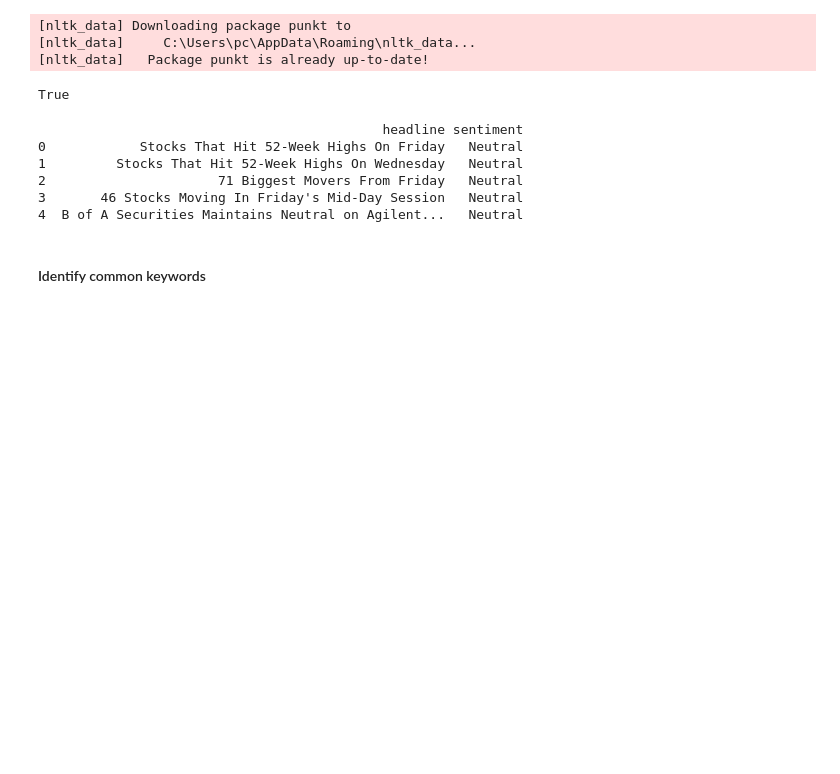
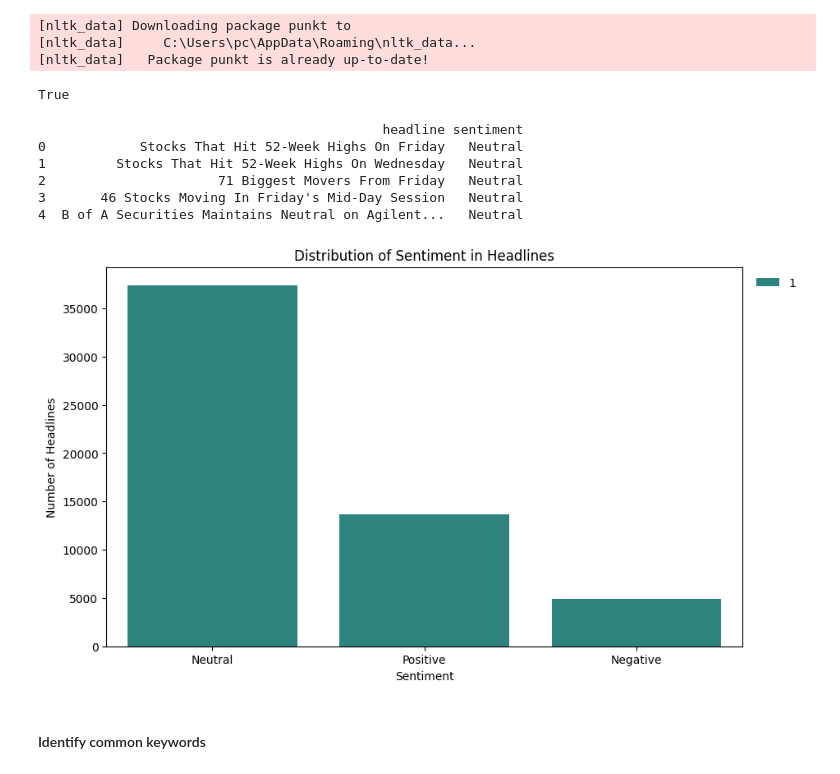
Before and after one commit to Liya-F/Kifiya-AI-MasteryW1, a Jupyter notebook: notebooks/EDA.ipynb, the cells around one changed output. Drawn from its saved outputs; the diff is of its cells as text; code cells hidden in the pictures; blank space fills up the shorter version.

```diff
--- a/notebooks/EDA.ipynb
+++ b/notebooks/EDA.ipynb
@@ -103,5 +138,24 @@ print(data[['headline', 'sentiment']].head())
 2                      71 Biggest Movers From Friday   Neutral
 3       46 Stocks Moving In Friday's Mid-Day Session   Neutral
 4  B of A Securities Maintains Neutral on Agilent...   Neutral
+# %%
+# Create a count plot for sentiment distribution
+plt.figure(figsize=(10, 6))
+
+# Use countplot to visualize the sentiment distribution with a dummy hue variable
+sns.countplot(x='sentiment', hue=1, data=data, palette='viridis')
+
+# Add titles and labels
+plt.title('Distribution of Sentiment in Headlines')
+plt.xlabel('Sentiment')
+plt.ylabel('Number of Headlines')
+
+# Remove the legend as it's not necessary for this plot
+plt.legend(title=None, loc='upper right', bbox_to_anchor=(1.1, 1), frameon=False)
+
+# Show the plot
+plt.show()
+# %% [output]
+[figure, added]
 # %% [markdown]
 #### Identify common keywords
```
Also changed, not shown: parts of 5 cells of this notebook.
